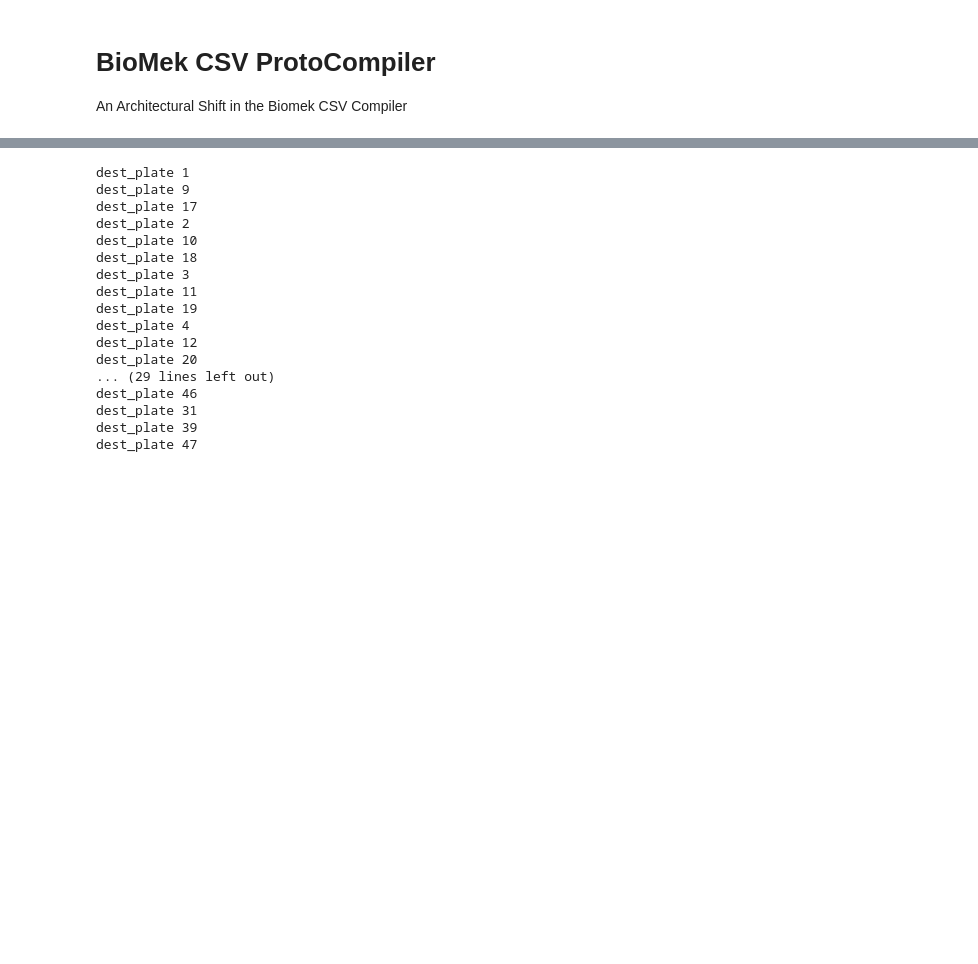
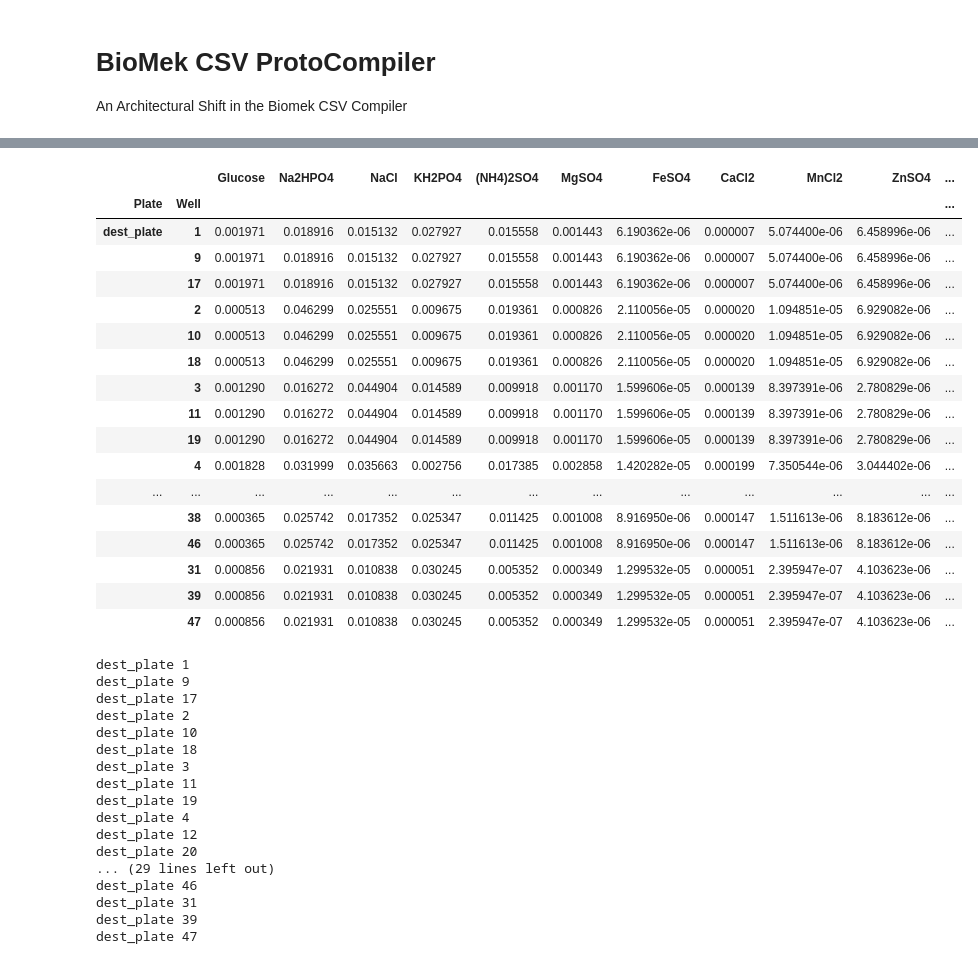
Before and after one commit to JBEI/media_compiler, a Jupyter notebook: notebooks/BioMekV2.ipynb, the cells around one changed output, grey strips where cells are left out. Saved outputs shown, nothing was run; the diff lists cells and outputs as text; code cells hidden in the pictures; blank space fills up the shorter version.

```diff
--- a/notebooks/BioMekV2.ipynb
+++ b/notebooks/BioMekV2.ipynb
@@ -185,13 +187,32 @@ class BioMek(object):
 # %%
 deck_df = pd.read_csv(deck_file)
 deck_df = deck_df.set_index(['Plate','Well'])
 deck_df = concentration_to_moles(deck_df)
 
 biomek = BioMek(deck_df)
 
 #display(biomek.deck_df)
-#display(biomek.goal_df)
+display(biomek.goal_df)
 #display(biomek.transfer_df)
+# %% [output]
+|  |  | Glucose | Na2HPO4 | NaCl | KH2PO4 | (NH4)2SO4 | MgSO4 | FeSO4 | CaCl2 | MnCl2 | ZnSO4 | ... |
+| Plate | Well |  |  |  |  |  |  |  |  |  |  | ... |
+| dest_plate | 1 | 0.001971 | 0.018916 | 0.015132 | 0.027927 | 0.015558 | 0.001443 | 6.190362e-06 | 0.000007 | 5.074400e-06 | 6.458996e-06 | ... |
+|  | 9 | 0.001971 | 0.018916 | 0.015132 | 0.027927 | 0.015558 | 0.001443 | 6.190362e-06 | 0.000007 | 5.074400e-06 | 6.458996e-06 | ... |
+|  | 17 | 0.001971 | 0.018916 | 0.015132 | 0.027927 | 0.015558 | 0.001443 | 6.190362e-06 | 0.000007 | 5.074400e-06 | 6.458996e-06 | ... |
+|  | 2 | 0.000513 | 0.046299 | 0.025551 | 0.009675 | 0.019361 | 0.000826 | 2.110056e-05 | 0.000020 | 1.094851e-05 | 6.929082e-06 | ... |
+|  | 10 | 0.000513 | 0.046299 | 0.025551 | 0.009675 | 0.019361 | 0.000826 | 2.110056e-05 | 0.000020 | 1.094851e-05 | 6.929082e-06 | ... |
+|  | 18 | 0.000513 | 0.046299 | 0.025551 | 0.009675 | 0.019361 | 0.000826 | 2.110056e-05 | 0.000020 | 1.094851e-05 | 6.929082e-06 | ... |
+|  | 3 | 0.001290 | 0.016272 | 0.044904 | 0.014589 | 0.009918 | 0.001170 | 1.599606e-05 | 0.000139 | 8.397391e-06 | 2.780829e-06 | ... |
+|  | 11 | 0.001290 | 0.016272 | 0.044904 | 0.014589 | 0.009918 | 0.001170 | 1.599606e-05 | 0.000139 | 8.397391e-06 | 2.780829e-06 | ... |
+|  | 19 | 0.001290 | 0.016272 | 0.044904 | 0.014589 | 0.009918 | 0.001170 | 1.599606e-05 | 0.000139 | 8.397391e-06 | 2.780829e-06 | ... |
+|  | 4 | 0.001828 | 0.031999 | 0.035663 | 0.002756 | 0.017385 | 0.002858 | 1.420282e-05 | 0.000199 | 7.350544e-06 | 3.044402e-06 | ... |
+| ... | ... | ... | ... | ... | ... | ... | ... | ... | ... | ... | ... | ... |
+|  | 38 | 0.000365 | 0.025742 | 0.017352 | 0.025347 | 0.011425 | 0.001008 | 8.916950e-06 | 0.000147 | 1.511613e-06 | 8.183612e-06 | ... |
+|  | 46 | 0.000365 | 0.025742 | 0.017352 | 0.025347 | 0.011425 | 0.001008 | 8.916950e-06 | 0.000147 | 1.511613e-06 | 8.183612e-06 | ... |
+|  | 31 | 0.000856 | 0.021931 | 0.010838 | 0.030245 | 0.005352 | 0.000349 | 1.299532e-05 | 0.000051 | 2.395947e-07 | 4.103623e-06 | ... |
+|  | 39 | 0.000856 | 0.021931 | 0.010838 | 0.030245 | 0.005352 | 0.000349 | 1.299532e-05 | 0.000051 | 2.395947e-07 | 4.103623e-06 | ... |
+|  | 47 | 0.000856 | 0.021931 | 0.010838 | 0.030245 | 0.005352 | 0.000349 | 1.299532e-05 | 0.000051 | 2.395947e-07 | 4.103623e-06 | ... |
 # %%
 #Iterate Through Destination Wells
 for (dest_plate,dest_well),solution in biomek.goal_df.iterrows():
```
Also changed, not shown: parts of 4 cells of this notebook, 4 other files.
